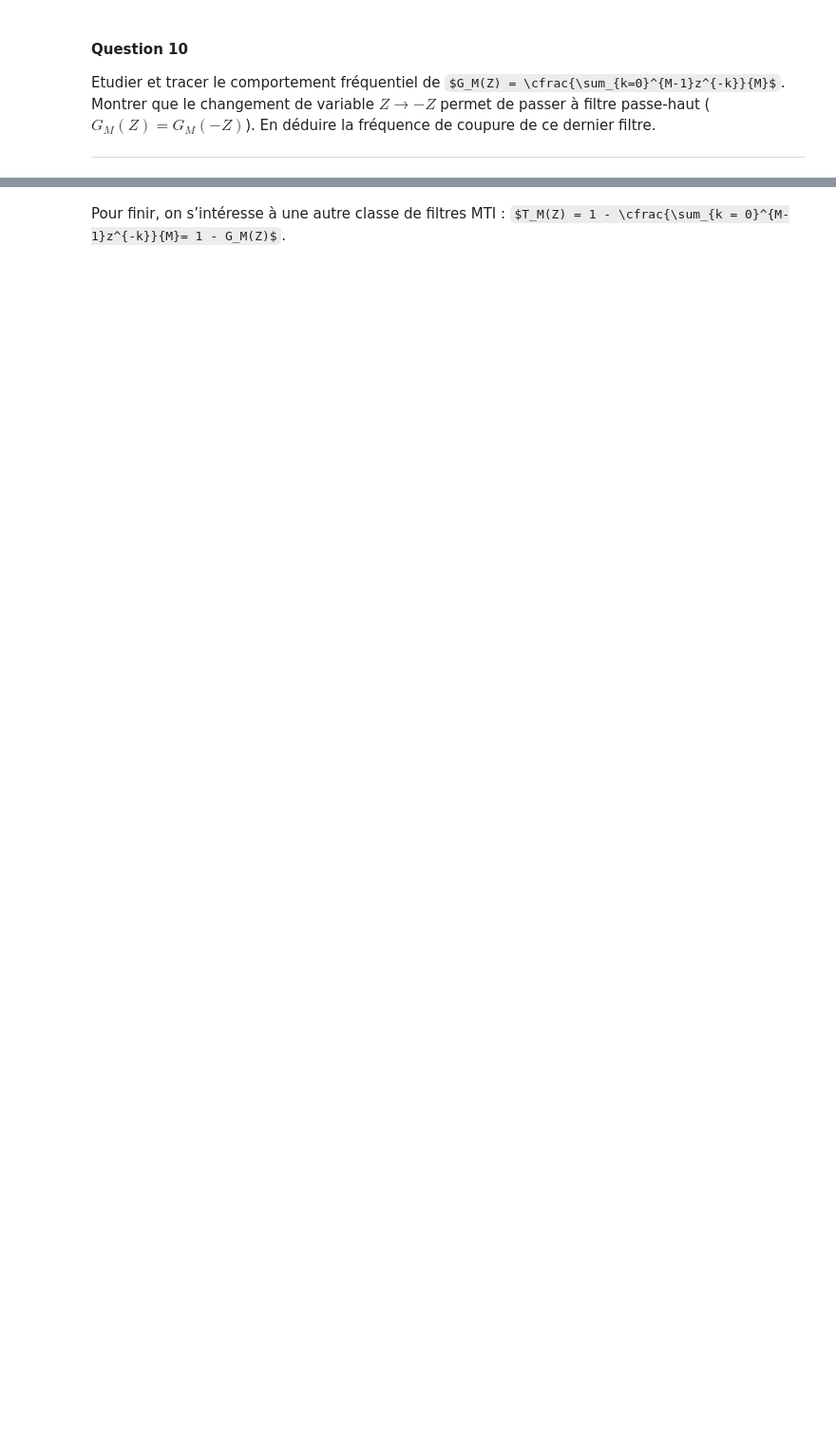
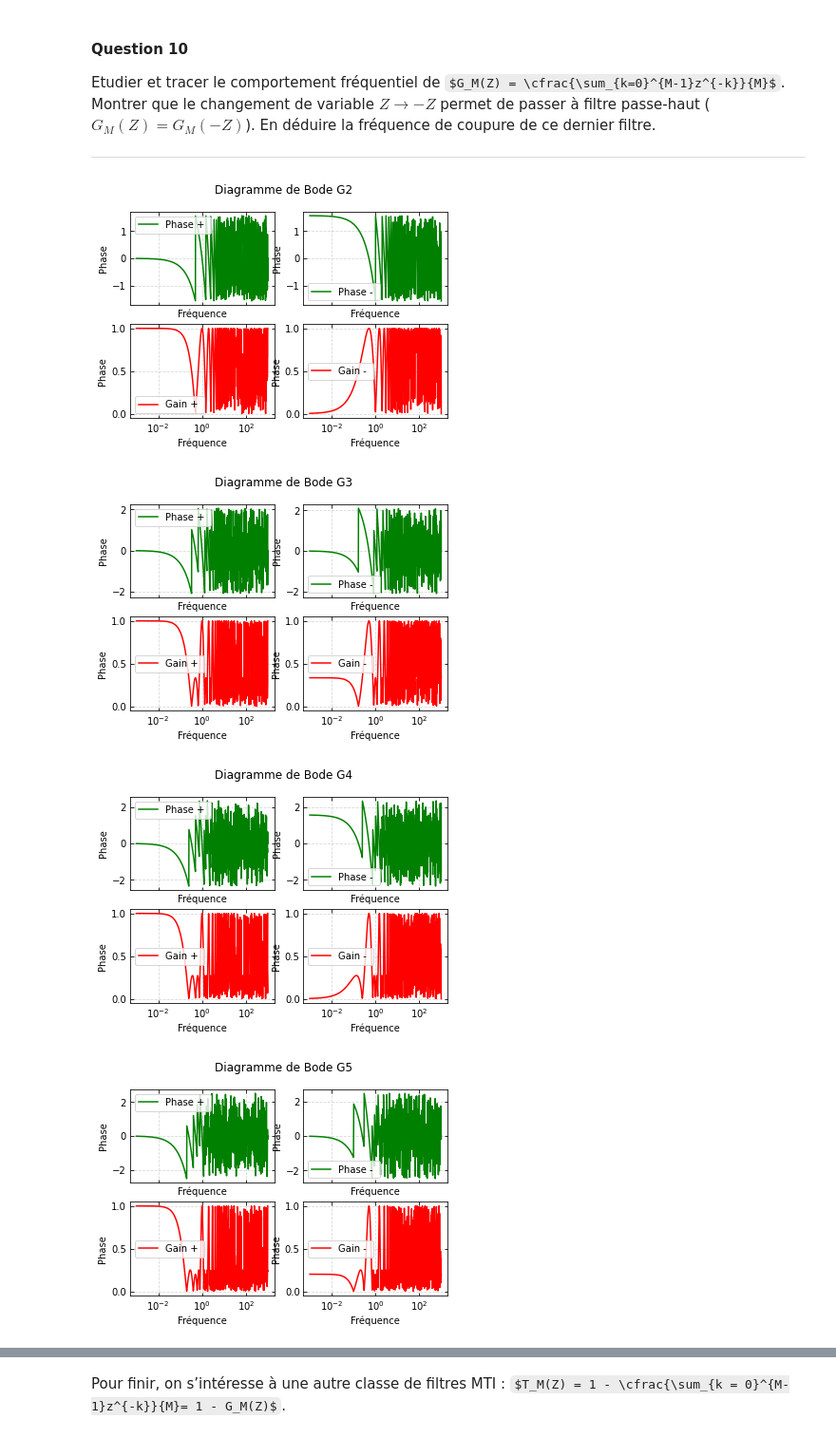
Before and after one commit to 21courgnea/Projet_TDS, a Jupyter notebook: mini-projet-radar/mini_projet_radar.ipynb, the cells around one changed output, grey strips where cells are left out. Shown at 95% size. Drawn from its saved outputs; the diff is of its cells as text; code cells hidden in the pictures; some formulas as TeX source; blank space fills up the shorter version.

```diff
--- a/mini-projet-radar/mini_projet_radar.ipynb
+++ b/mini-projet-radar/mini_projet_radar.ipynb
@@ -752,3 +763,51 @@ Etudier et tracer le comportement fréquentiel de $G_M(Z) = \cfrac{\sum_{k=0}^{
 changement de variable $Z \to -Z$ permet de passer à filtre passe-haut ($G_M(Z) = G_M(-Z)$). En déduire la fréquence de coupure de ce dernier filtre.
 
 ---
+# %%
+def G(m):
+    def G_ind(m, z):
+        return sum((z**-k for k in range(m)))/m
+    return np.vectorize(lambda z: G_ind(m,z))
+
+for m in M:
+    g = G(m)
+    G_s = g(z_s)
+    fig, ax =  plt.subplots(2, 2, sharex = True)
+
+    ax[0,0].plot(freq,np.angle(g(z_s)), label = "Phase + ", color = 'green')
+    ax[0,0].legend()
+    ax[0,0].set_xlabel("Fréquence")
+    ax[0,0].set_ylabel('Phase')
+    ax[0,0].set_xscale("log")
+    ax[1,0].plot(freq,np.abs(g(z_s)), label = "Gain + ", color = 'red')
+    ax[1,0].legend()
+    ax[1,0].set_xlabel("Fréquence")
+    ax[1,0].set_ylabel('Phase')
+    ax[1,0].set_xscale("log")
+    ax[0,1].plot(freq,np.angle(g(-z_s)), label = "Phase - ", color = 'green')
+    ax[0,1].legend()
+    ax[0,1].set_xlabel("Fréquence")
+    ax[0,1].set_ylabel('Phase')
+    ax[0,1].set_xscale("log")
+    ax[1,1].plot(freq,np.abs(g(-z_s)), label = "Gain - ", color = 'red')
+    ax[1,1].legend()
+    ax[1,1].set_xlabel("Fréquence")
+    ax[1,1].set_ylabel('Phase')
+    ax[1,1].set_xscale("log")
+
+    ax[0,0].tick_params(top=True,right=True,direction='in')
+    ax[0,0].grid(linestyle='--',alpha=0.5)
+    ax[1,0].tick_params(top=True,right=True,direction='in')
+    ax[1,0].grid(linestyle='--',alpha=0.5)
+    ax[0,1].tick_params(top=True,right=True,direction='in')
+    ax[0,1].grid(linestyle='--',alpha=0.5)
+    ax[1,1].tick_params(top=True,right=True,direction='in')
+    ax[1,1].grid(linestyle='--',alpha=0.5)
+
+    fig.suptitle(f'Diagramme de Bode G{m}')
+    plt.show()
+# %% [output]
+[figure, added]
+[figure, added]
+[figure, added]
+[figure, added]
```
Also changed, not shown: parts of 7 cells of this notebook, 1 other file.
